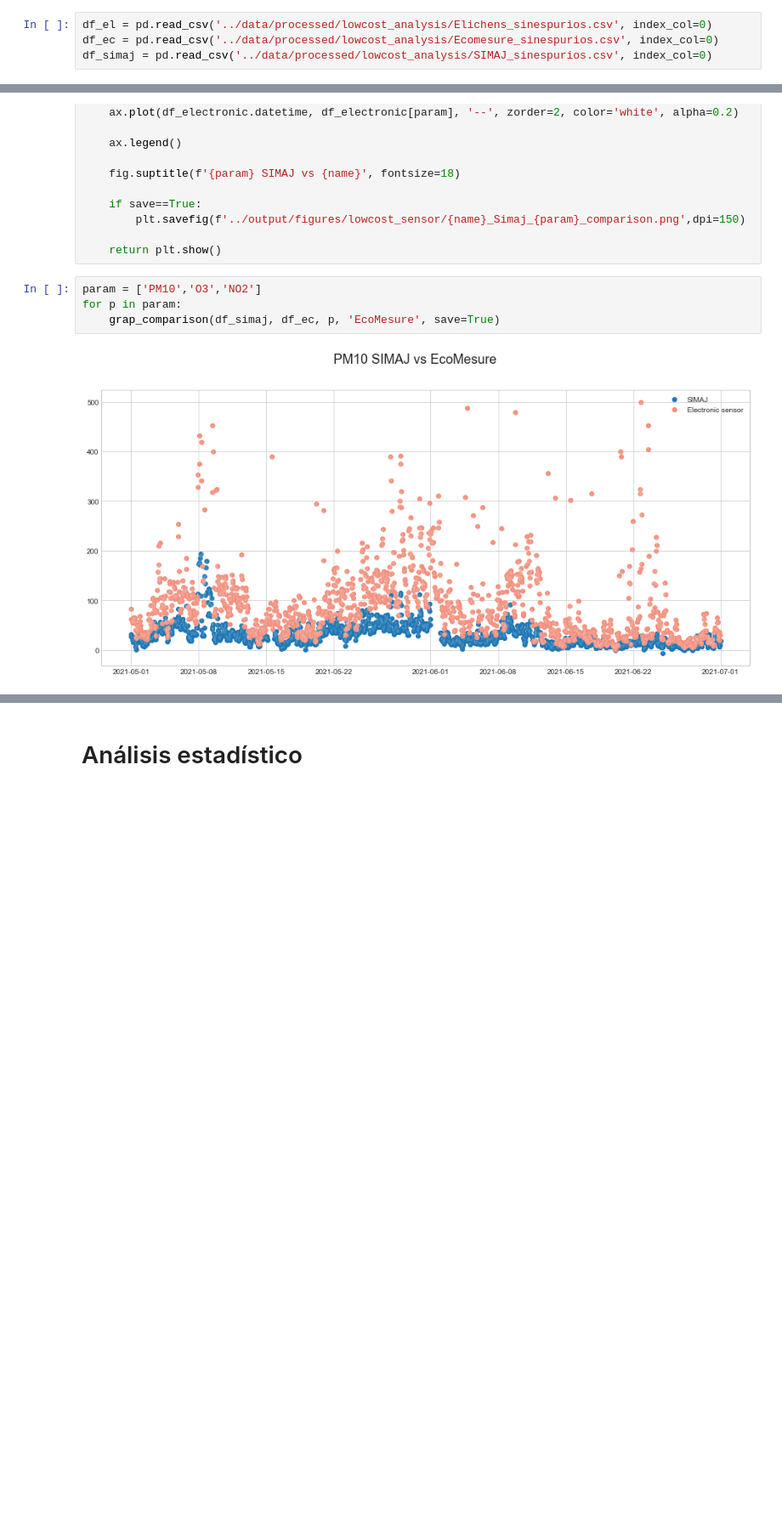
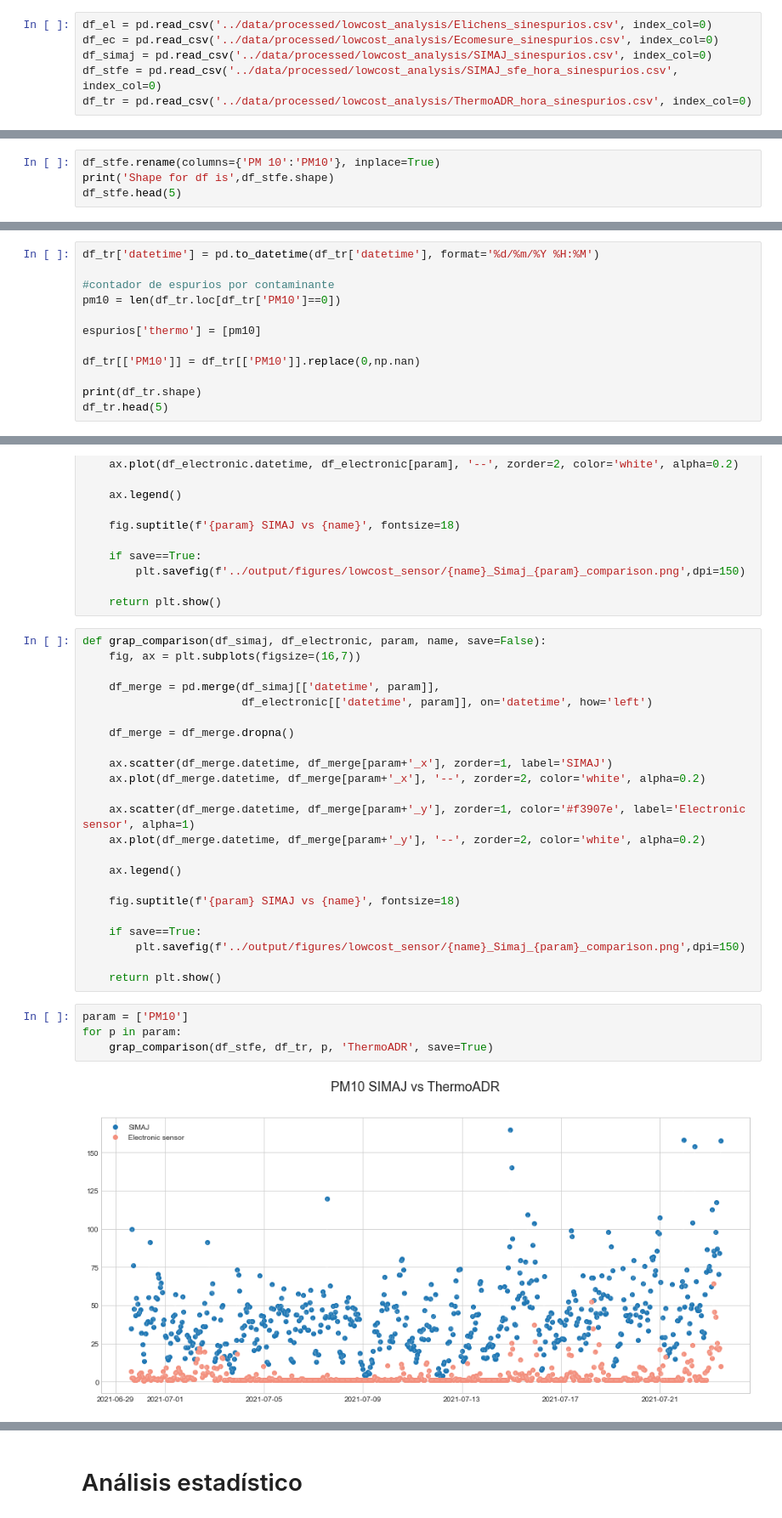
Before and after one commit to edgaregurrola/satellite_aq, a Jupyter notebook: notebooks/07b-LowCostSensors.ipynb, the cells around one changed output, grey strips where cells are left out. Shown: that part at 85% size. Cells and saved outputs as stored; diff of their text form; blank space fills up the shorter version.

Commit message:
ThermoADR analysis

```diff
--- a/notebooks/07b-LowCostSensors.ipynb
+++ b/notebooks/07b-LowCostSensors.ipynb
@@ -24,6 +24,8 @@ plt.style.use('seaborn-whitegrid')
 df_el = pd.read_csv('../data/processed/lowcost_analysis/Elichens_sinespurios.csv', index_col=0)
 df_ec = pd.read_csv('../data/processed/lowcost_analysis/Ecomesure_sinespurios.csv', index_col=0)
 df_simaj = pd.read_csv('../data/processed/lowcost_analysis/SIMAJ_sinespurios.csv', index_col=0)
+df_stfe = pd.read_csv('../data/processed/lowcost_analysis/SIMAJ_sfe_hora_sinespurios.csv', index_col=0)
+df_tr = pd.read_csv('../data/processed/lowcost_analysis/ThermoADR_hora_sinespurios.csv', index_col=0)
 # %% [markdown]
 ### EcoMesure
 # %%
@@ -66,0 +71,4 @@ Shape for df is (1465, 47)
+# %%
+df_stfe.rename(columns={'PM 10':'PM10'}, inplace=True)
+print('Shape for df is',df_stfe.shape)
+df_stfe.head(5)
@@ -147,0 +204,12 @@ df_simaj.head(5)
+# %%
+df_tr['datetime'] = pd.to_datetime(df_tr['datetime'], format='%d/%m/%Y %H:%M')
+
+#contador de espurios por contaminante
+pm10 = len(df_tr.loc[df_tr['PM10']==0])
+
+espurios['thermo'] = [pm10]
+
+df_tr[['PM10']] = df_tr[['PM10']].replace(0,np.nan)
+
+print(df_tr.shape)
+df_tr.head(5)
@@ -169,9 +249,32 @@ def grap_comparison(df_simaj, df_electronic, param, name, save=False):
         plt.savefig(f'../output/figures/lowcost_sensor/{name}_Simaj_{param}_comparison.png',dpi=150)
 
     return plt.show()
+# %%
+def grap_comparison(df_simaj, df_electronic, param, name, save=False):
+    fig, ax = plt.subplots(figsize=(16,7))
+
+    df_merge = pd.merge(df_simaj[['datetime', param]],
+                        df_electronic[['datetime', param]], on='datetime', how='left')
+
+    df_merge = df_merge.dropna()
+
+    ax.scatter(df_merge.datetime, df_merge[param+'_x'], zorder=1, label='SIMAJ')
+    ax.plot(df_merge.datetime, df_merge[param+'_x'], '--', zorder=2, color='white', alpha=0.2)
+
+    ax.scatter(df_merge.datetime, df_merge[param+'_y'], zorder=1, color='#f3907e', label='Electronic sensor', alpha=1)
+    ax.plot(df_merge.datetime, df_merge[param+'_y'], '--', zorder=2, color='white', alpha=0.2)
+
+    ax.legend()
+
+    fig.suptitle(f'{param} SIMAJ vs {name}', fontsize=18)
+
+    if save==True:
+        plt.savefig(f'../output/figures/lowcost_sensor/{name}_Simaj_{param}_comparison.png',dpi=150)
+
+    return plt.show()
 # %%
-param = ['PM10','O3','NO2']
+param = ['PM10']
 for p in param:
-    grap_comparison(df_simaj, df_ec, p, 'EcoMesure', save=True)
+    grap_comparison(df_stfe, df_tr, p, 'ThermoADR', save=True)
 # %% [output]
-[figure, old version]
+[figure, new version]
```
Also changed, not shown: parts of 22 cells of this notebook, 14 other files.
